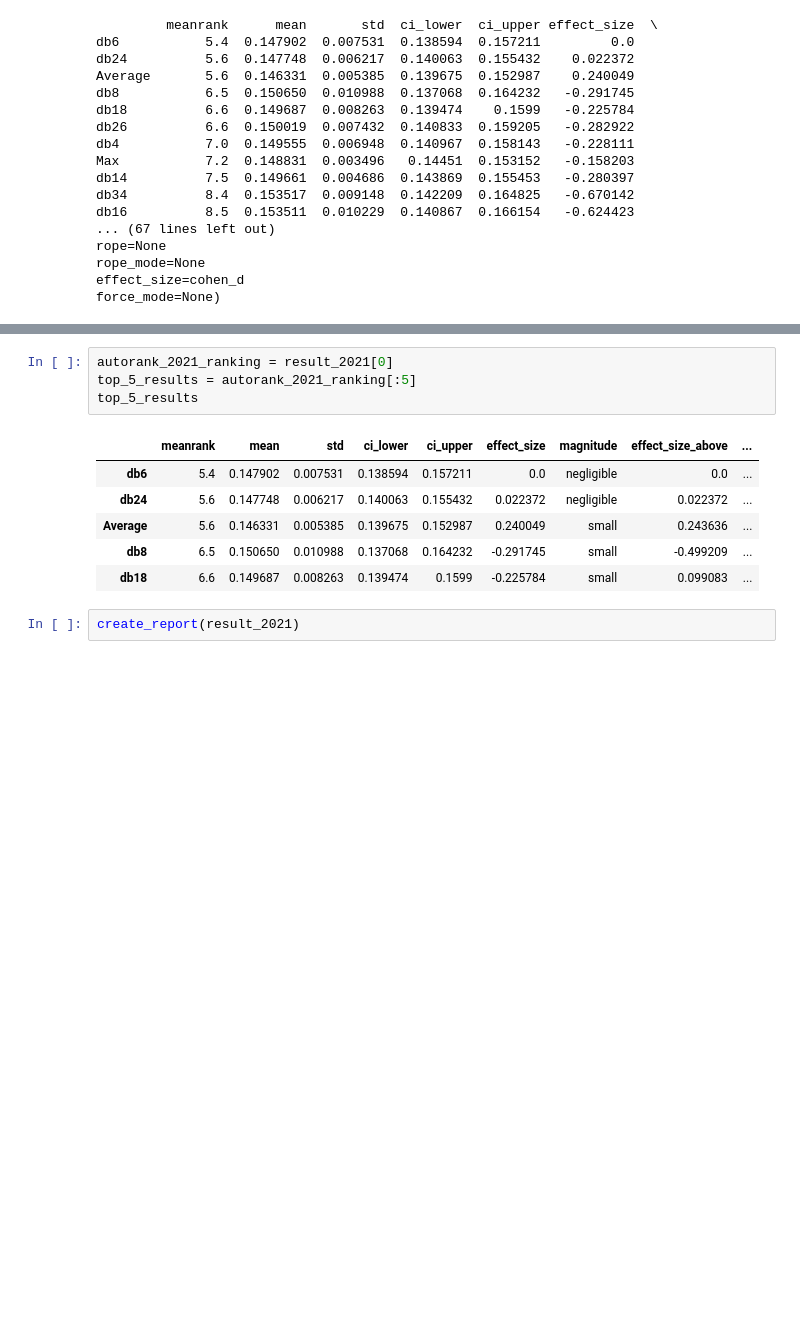
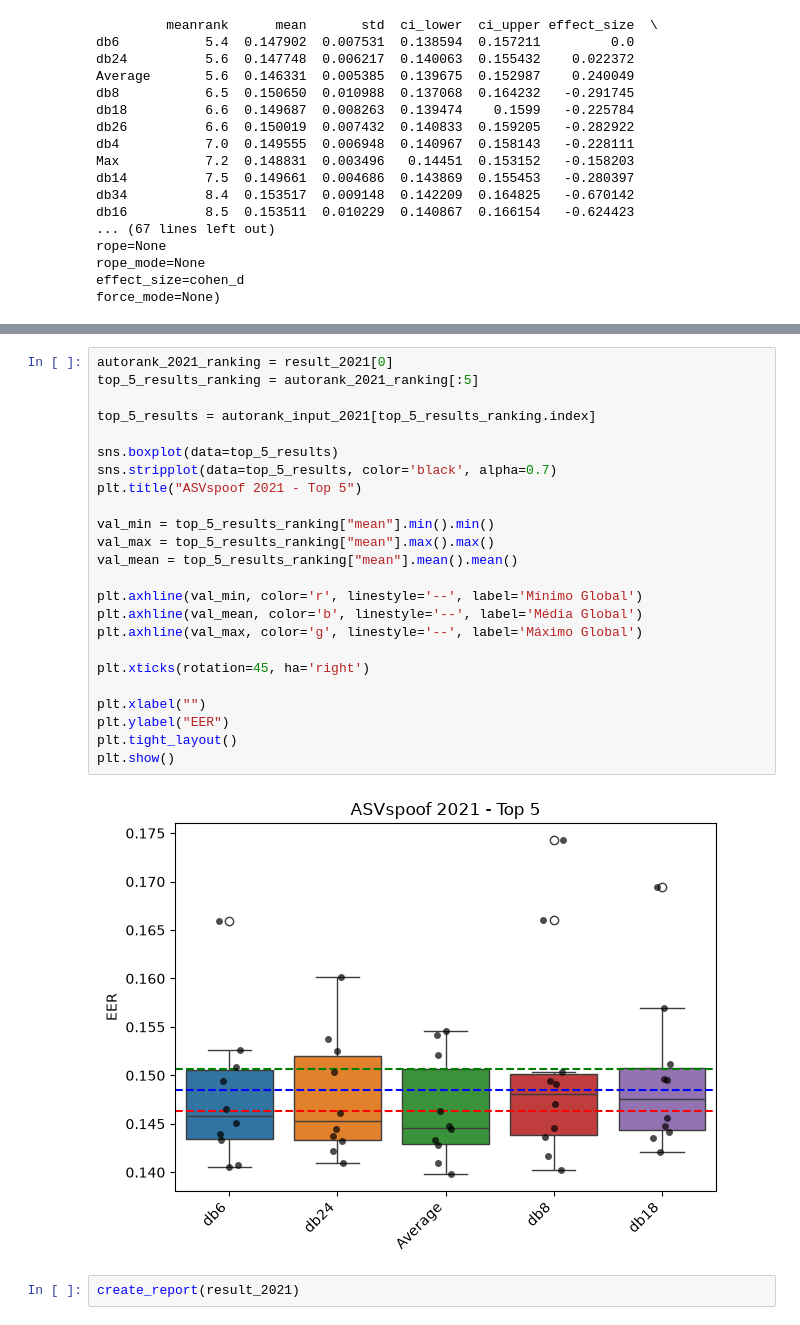
Before and after one commit to JoaoAssalim/wavelet-pooling-audio-deepfake, a Jupyter notebook: notebooks/statistical_analysis.ipynb, the cells around one changed output, grey strips where cells are left out. Saved outputs shown, nothing was run; the diff lists cells and outputs as text; blank space fills up the shorter version.

```diff
--- a/notebooks/statistical_analysis.ipynb
+++ b/notebooks/statistical_analysis.ipynb
@@ -309,14 +299,29 @@ top_3_results
 # %%
 autorank_2021_ranking = result_2021[0]
-top_5_results = autorank_2021_ranking[:5]
-top_5_results
+top_5_results_ranking = autorank_2021_ranking[:5]
+
+top_5_results = autorank_input_2021[top_5_results_ranking.index]
+
+sns.boxplot(data=top_5_results)
+sns.stripplot(data=top_5_results, color='black', alpha=0.7)
+plt.title("ASVspoof 2021 - Top 5")
+
+val_min = top_5_results_ranking["mean"].min().min()
+val_max = top_5_results_ranking["mean"].max().max()
+val_mean = top_5_results_ranking["mean"].mean().mean()
+
+plt.axhline(val_min, color='r', linestyle='--', label='Mínimo Global')
+plt.axhline(val_mean, color='b', linestyle='--', label='Média Global')
+plt.axhline(val_max, color='g', linestyle='--', label='Máximo Global')
+
+plt.xticks(rotation=45, ha='right')
+
+plt.xlabel("")
+plt.ylabel("EER")
+plt.tight_layout()
+plt.show()
 # %% [output]
-|  | meanrank | mean | std | ci_lower | ci_upper | effect_size | magnitude | effect_size_above | ... |
-| db6 | 5.4 | 0.147902 | 0.007531 | 0.138594 | 0.157211 | 0.0 | negligible | 0.0 | ... |
-| db24 | 5.6 | 0.147748 | 0.006217 | 0.140063 | 0.155432 | 0.022372 | negligible | 0.022372 | ... |
-| Average | 5.6 | 0.146331 | 0.005385 | 0.139675 | 0.152987 | 0.240049 | small | 0.243636 | ... |
-| db8 | 6.5 | 0.150650 | 0.010988 | 0.137068 | 0.164232 | -0.291745 | small | -0.499209 | ... |
-| db18 | 6.6 | 0.149687 | 0.008263 | 0.139474 | 0.1599 | -0.225784 | small | 0.099083 | ... |
+[figure, added]
 # %%
 create_report(result_2021)
 # %% [output]
```
Also changed, not shown: parts of 6 cells of this notebook.
